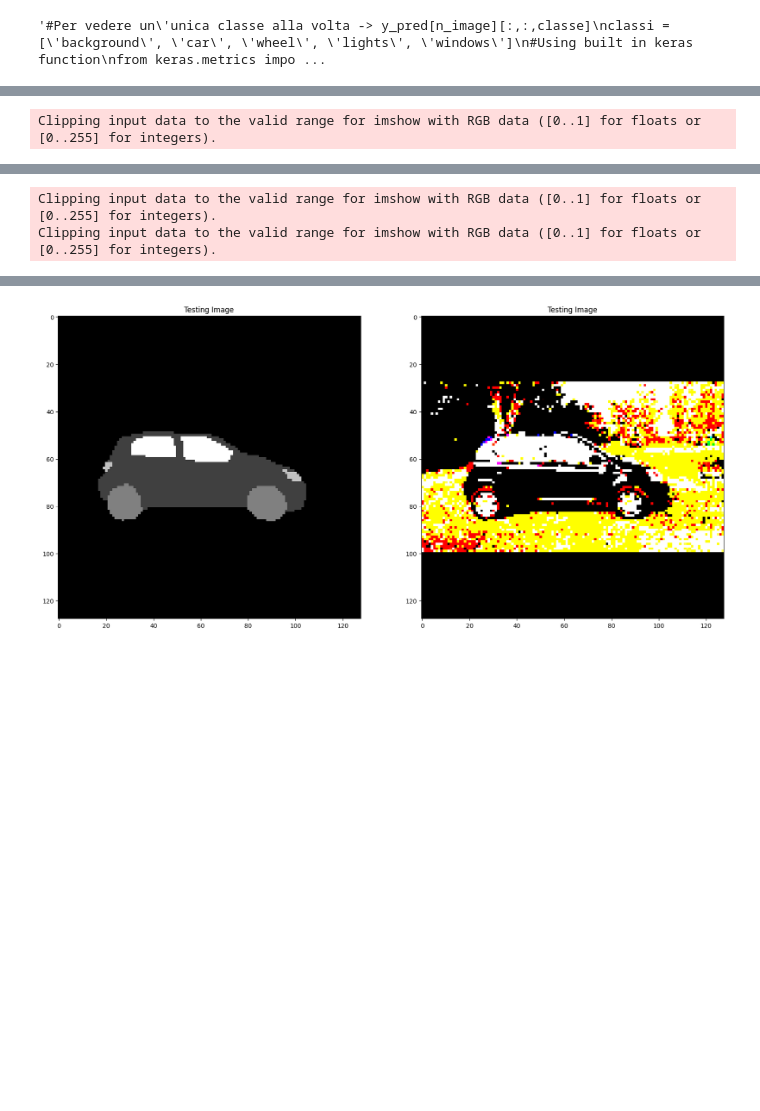
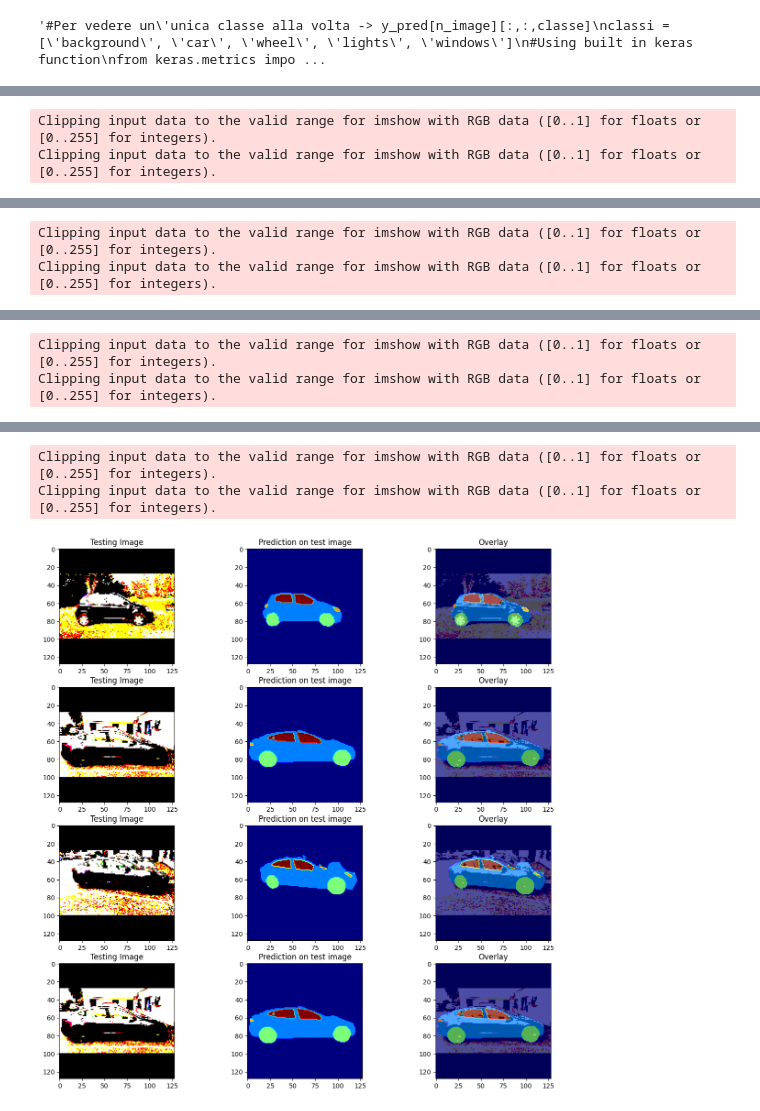
Before and after one commit to ele10-code/Deep_Learning, a Jupyter notebook: Risultati_ FPN_VGG16_our_car.ipynb, the cells around one changed output, grey strips where cells are left out. Cells and saved outputs as stored; diff of their text form; code cells hidden in the pictures; blank space fills up the shorter version.

```diff
--- a/Risultati_ FPN_VGG16_our_car.ipynb
+++ b/Risultati_ FPN_VGG16_our_car.ipynb
@@ -259,9 +246,9 @@ for i in range(5):
 # %%
 import random
 
-fig = plt.figure(figsize=(20, 20))
+fig = plt.figure(figsize=(15, 15))
 
-for i in range(2):
+for i in range(4):
     number = random.randint(0, len(X_test_pro)-1)
     #Seleziono un'immagine da mostrare""
     img = X_test_pro[number]
@@ -275,18 +262,22 @@ for i in range(2):
 
     predicted_img=np.argmax(prediction, axis=3)[0,:,:] #passo da (1,128,128,5) a (128,128)
 
-    ax = fig.add_subplot(1, 2, i+1)
+    ax = fig.add_subplot(4,3,i*3+1)
     plt.title('Testing Image')
     plt.imshow(img)
-    plt.imshow(predicted_img, cmap='gray')
 
+    """ ax = fig.add_subplot(2,4,i*4+2)
+    plt.title('Testing Label')
+    plt.imshow(ground_truth, cmap='jet')"""
 
-"""    ax = fig.add_subplot(5,4,i*4+1)
-    plt.title('Testing Image')
-    plt.imshow(img)"""
+    ax = fig.add_subplot(4,3,i*3+2)
+    plt.title('Prediction on test image')
+    plt.imshow(predicted_img, cmap='jet')
 
+    ax = fig.add_subplot(4,3,i*3+3)
+    plt.title('Overlay')
+    plt.imshow(img)
+    plt.imshow(predicted_img, cmap='jet', alpha=0.7)
 
-
-
-plt.imshow(img)
+#plt.imshow(img)
 # %% [output]
@@ -294 +285,2 @@ plt.imshow(img)
 Clipping input data to the valid range for imshow with RGB data ([0..1] for floats or [0..255] for integers).
+Clipping input data to the valid range for imshow with RGB data ([0..1] for floats or [0..255] for integers).
@@ -298,0 +291,2 @@ Clipping input data to the valid range for imshow with RGB data ([0..1] for floa
+Clipping input data to the valid range for imshow with RGB data ([0..1] for floats or [0..255] for integers).
+Clipping input data to the valid range for imshow with RGB data ([0..1] for floats or [0..255] for integers).
@@ -299 +294,3 @@ Clipping input data to the valid range for imshow with RGB data ([0..1] for floa
+Clipping input data to the valid range for imshow with RGB data ([0..1] for floats or [0..255] for integers).
+Clipping input data to the valid range for imshow with RGB data ([0..1] for floats or [0..255] for integers).
-[figure, old version]
+[figure, new version]
```
Also changed, not shown: parts of 5 cells of this notebook.
